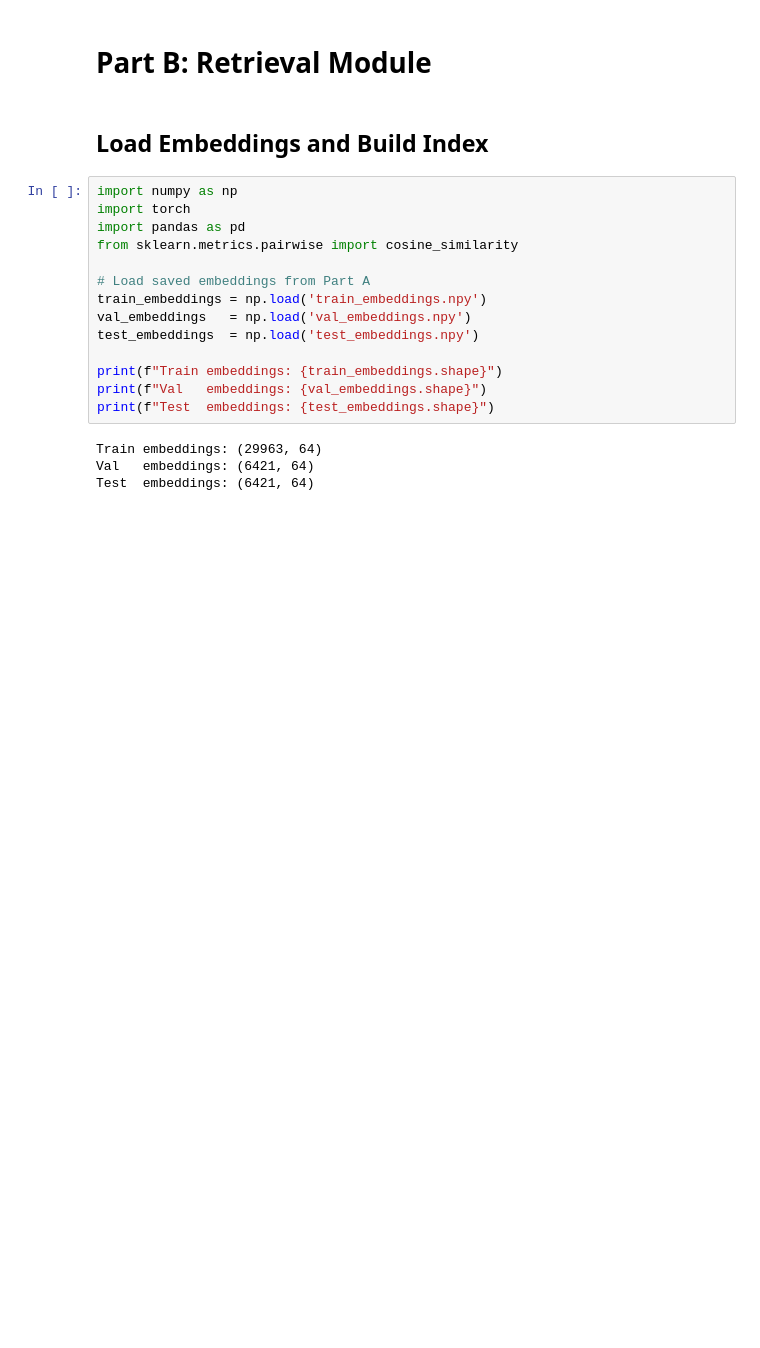
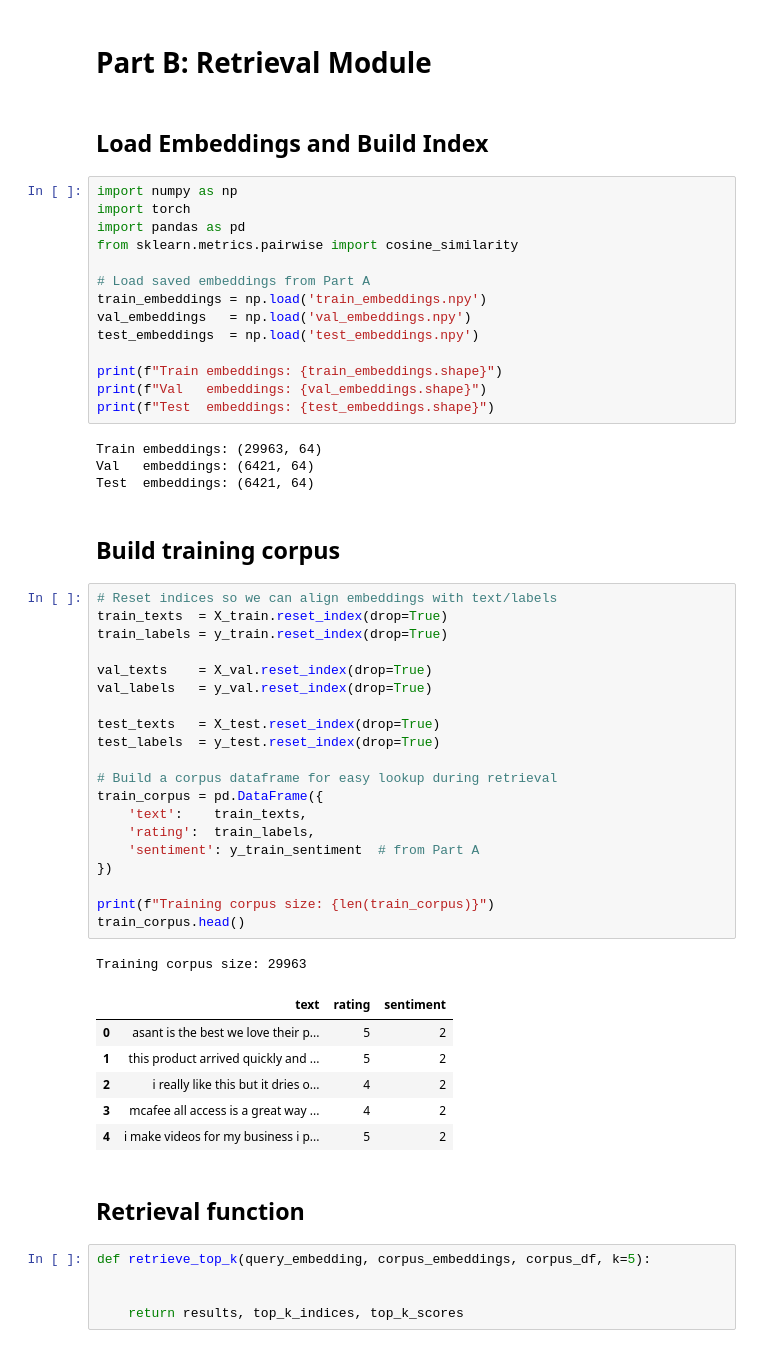
Before and after one commit to maryam2004-hub/i236004-NLP-Assignment3, a Jupyter notebook: i236004_NLP_Assignment3.ipynb, the cells around one changed output. Drawn from its saved outputs; the diff is of its cells as text; blank space fills up the shorter version.

Commit message:
Added the retrieval function initiliastion and also made the training corpus

```diff
--- a/i236004_NLP_Assignment3.ipynb
+++ b/i236004_NLP_Assignment3.ipynb
@@ -742,3 +742,40 @@ print(f"Test  embeddings: {test_embeddings.shape}")
 Train embeddings: (29963, 64)
 Val   embeddings: (6421, 64)
 Test  embeddings: (6421, 64)
+# %% [markdown]
+## Build training corpus
+# %%
+# Reset indices so we can align embeddings with text/labels
+train_texts  = X_train.reset_index(drop=True)
+train_labels = y_train.reset_index(drop=True)
+
+val_texts    = X_val.reset_index(drop=True)
+val_labels   = y_val.reset_index(drop=True)
+
+test_texts   = X_test.reset_index(drop=True)
+test_labels  = y_test.reset_index(drop=True)
+
+# Build a corpus dataframe for easy lookup during retrieval
+train_corpus = pd.DataFrame({
+    'text':    train_texts,
+    'rating':  train_labels,
+    'sentiment': y_train_sentiment  # from Part A
+})
+
+print(f"Training corpus size: {len(train_corpus)}")
+train_corpus.head()
+# %% [output]
+Training corpus size: 29963
+|  | text | rating | sentiment |
+| 0 | asant is the best we love their p... | 5 | 2 |
+| 1 | this product arrived quickly and ... | 5 | 2 |
+| 2 | i really like this but it dries o... | 4 | 2 |
+| 3 | mcafee all access is a great way ... | 4 | 2 |
+| 4 | i make videos for my business i p... | 5 | 2 |
+# %% [markdown]
+## Retrieval function
+# %%
+def retrieve_top_k(query_embedding, corpus_embeddings, corpus_df, k=5):
+
+
+    return results, top_k_indices, top_k_scores
```
